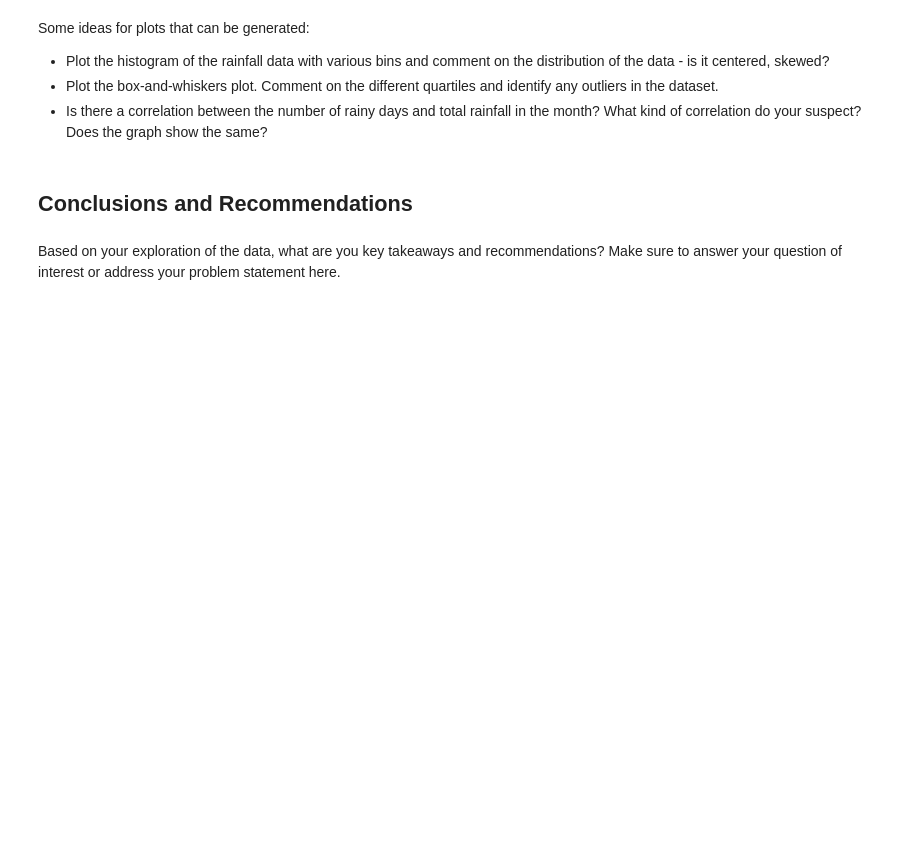
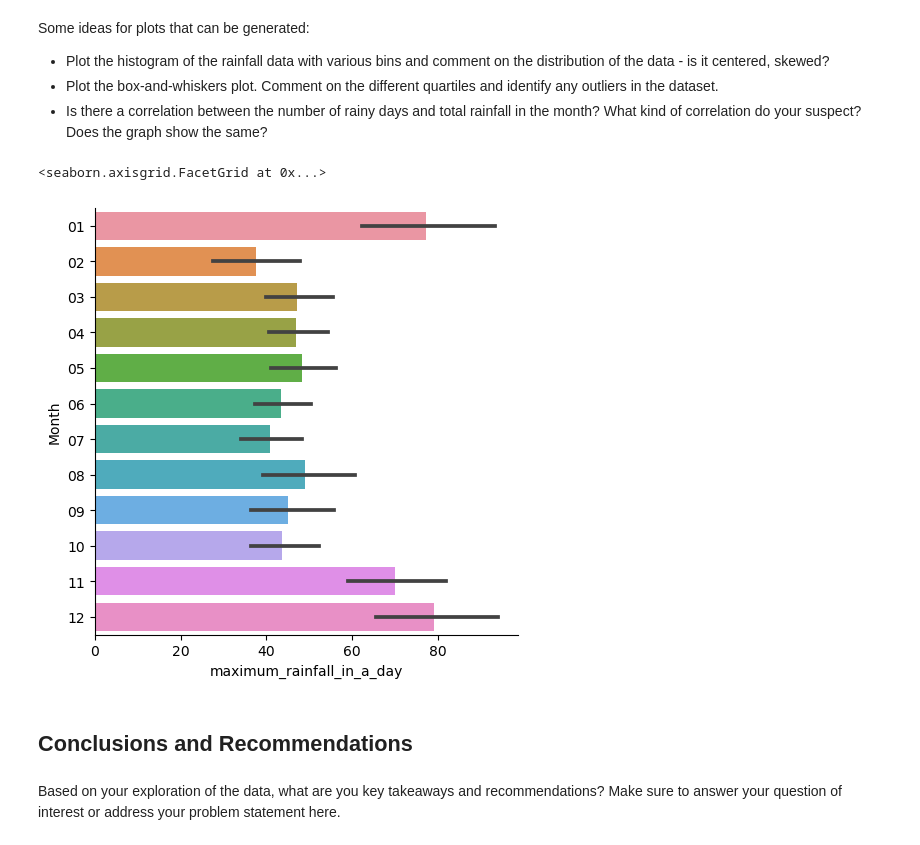
Before and after one commit to lishing/ga_project1_dsif9, a Jupyter notebook: code/starter-code.ipynb, the cells around one changed output. Cells and saved outputs as stored; diff of their text form; code cells hidden in the pictures; blank space fills up the shorter version.

```diff
--- a/code/starter-code.ipynb
+++ b/code/starter-code.ipynb
@@ -306,0 +329,10 @@ memory usage: 22.9 KB
+# %%
+# make a copy of daily_highest_rain
+dhr_copy = daily_highest_rain.copy()
+# %%
+# convert to datetime format
+dhr_copy['date']=pd.to_datetime(dhr_copy['month'])
+# %%
+# convert into Year and Month
+dhr_copy['year'] = dhr_copy['date'].dt.strftime('%Y')
+dhr_copy['month'] = dhr_copy['date'].dt.strftime('%m')
@@ -306,0 +353,6 @@ memory usage: 22.9 KB
+# %%
+# rearrange the columns
+dhr_copy_columns = ['year', 'month', 'date', 'maximum_rainfall_in_a_day']
+
+dhr_copy = dhr_copy[dhr_copy_columns]
+dhr_copy.head()
@@ -407,6 +669,13 @@ Some ideas for plots that can be generated:
 - Is there a correlation between the number of rainy days and total rainfall in the month? What kind of correlation do your suspect? Does the graph show the same?
 # %%
 # Code
+# %%
+# firstly, is there seasonability in total rainfall?
+# find out if there is a certain pattern of rainfall by months, where month is static
+sns.catplot(data=dhr_copy, x='maximum_rainfall_in_a_day', y='Month', kind='bar')
+# %% [output]
+<seaborn.axisgrid.FacetGrid at 0x...>
+[figure, added]
 # %% [markdown]
 ## Conclusions and Recommendations
 # %% [markdown]
```
Also changed, not shown: parts of 71 cells of this notebook, 12 other files.
